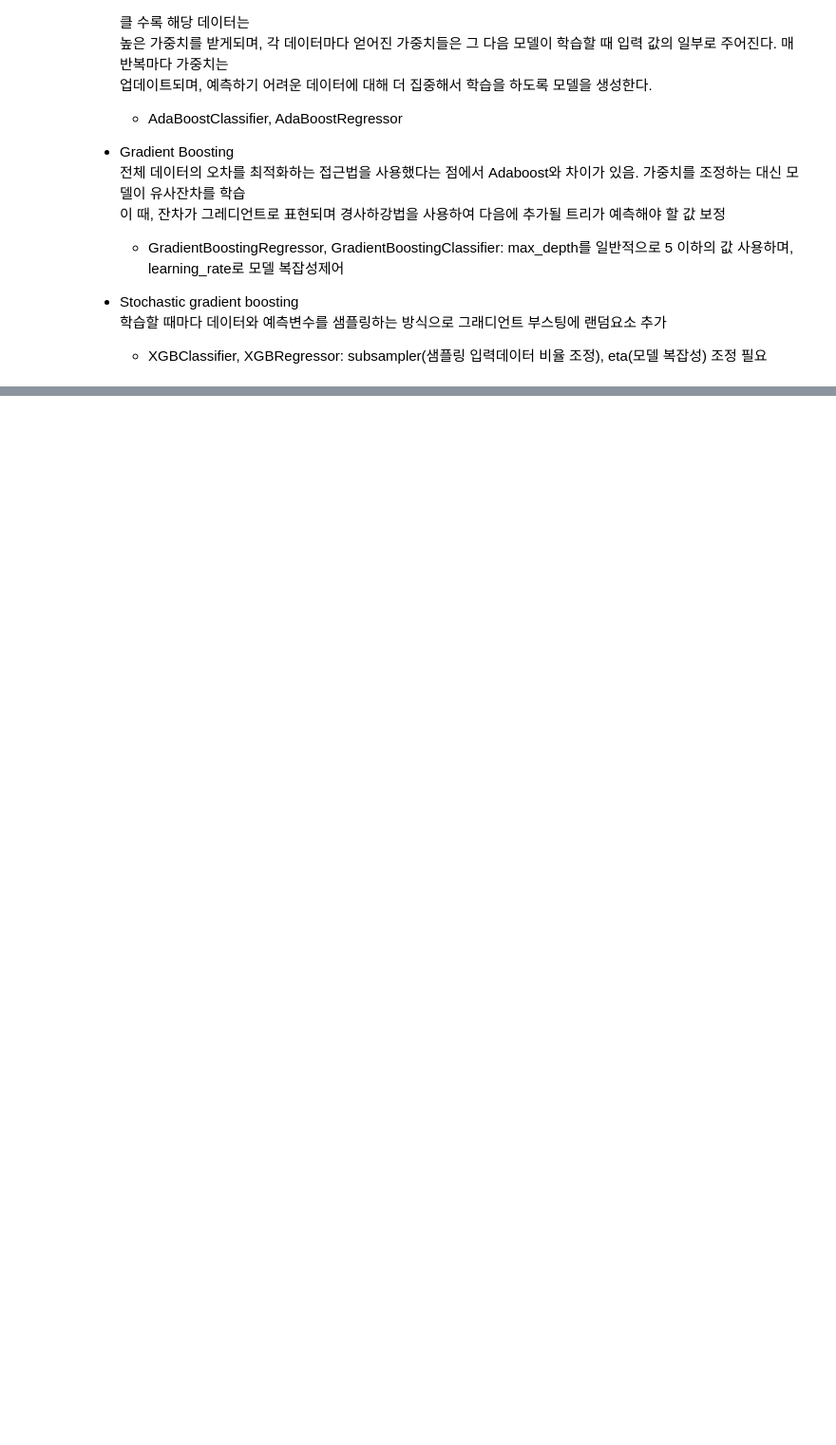
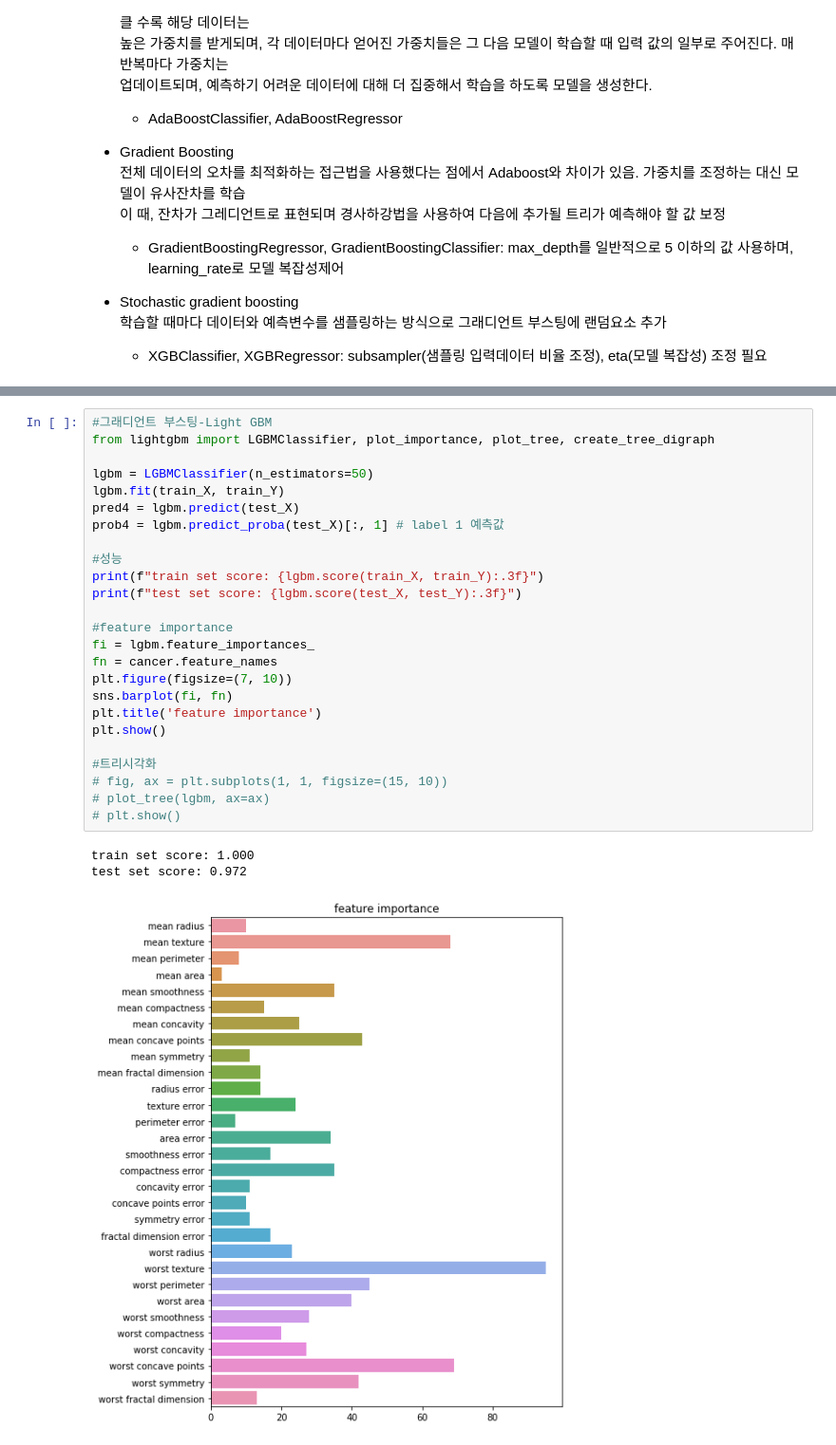
Before and after one commit to qiwerr1004/ADP_go, a Jupyter notebook: final/book/Chap9. 지도학습 알고리즘.ipynb, the cells around one changed output, grey strips where cells are left out. Shown: that part at 95% size. Cells and saved outputs as stored; diff of their text form; blank space fills up the shorter version.

```diff
--- a/final/book/Chap9. 지도학습 알고리즘.ipynb
+++ b/final/book/Chap9. 지도학습 알고리즘.ipynb
@@ -226,0 +276,29 @@ oob score: 0.955
+# %%
+#그래디언트 부스팅-Light GBM
+from lightgbm import LGBMClassifier, plot_importance, plot_tree, create_tree_digraph
+
+lgbm = LGBMClassifier(n_estimators=50)
+lgbm.fit(train_X, train_Y)
+pred4 = lgbm.predict(test_X)
+prob4 = lgbm.predict_proba(test_X)[:, 1] # label 1 예측값
+
+#성능
+print(f"train set score: {lgbm.score(train_X, train_Y):.3f}")
+print(f"test set score: {lgbm.score(test_X, test_Y):.3f}")
+
+#feature importance
+fi = lgbm.feature_importances_
+fn = cancer.feature_names
+plt.figure(figsize=(7, 10))
+sns.barplot(fi, fn)
+plt.title('feature importance')
+plt.show()
+
+#트리시각화
+# fig, ax = plt.subplots(1, 1, figsize=(15, 10))
+# plot_tree(lgbm, ax=ax)
+# plt.show()
+# %% [output]
+train set score: 1.000
+test set score: 0.972
+[figure, added]
```
Also changed, not shown: parts of 41 cells of this notebook.
